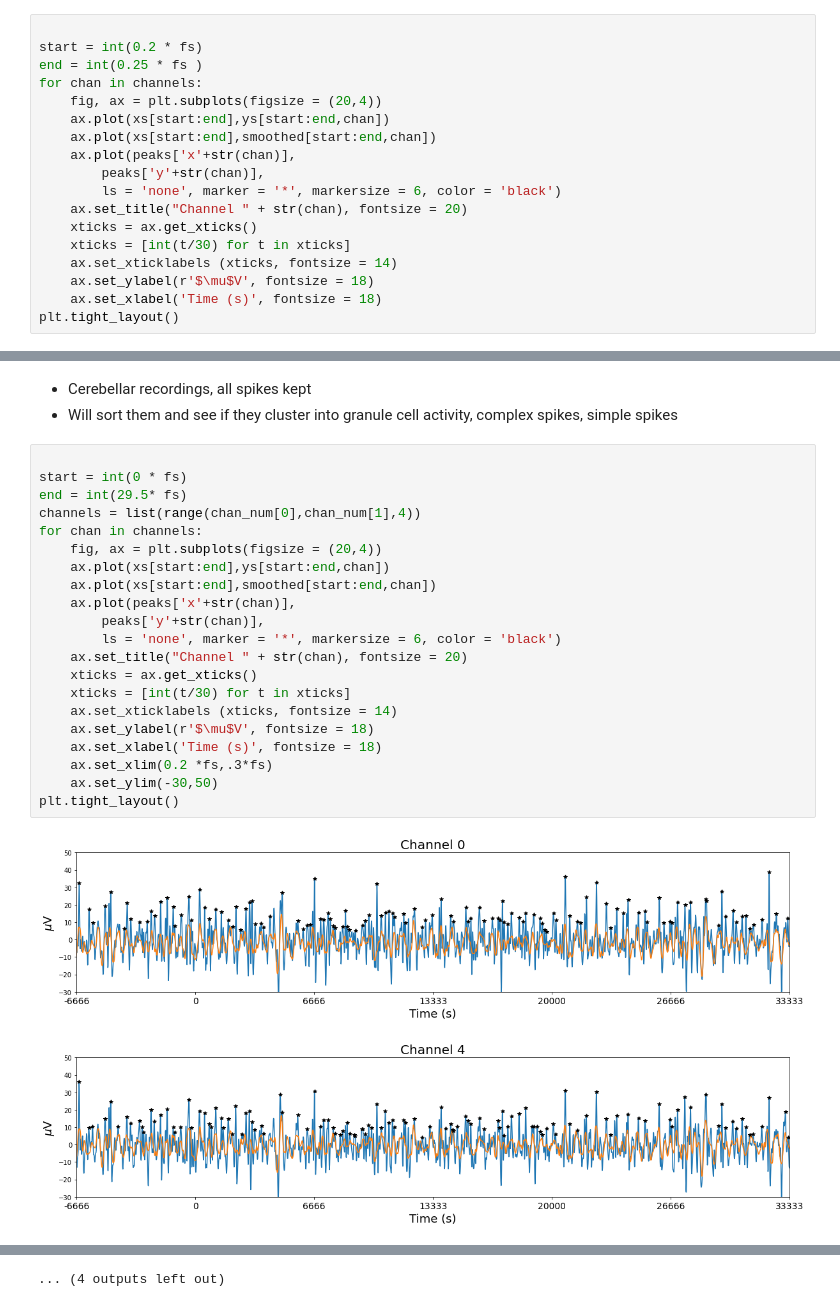
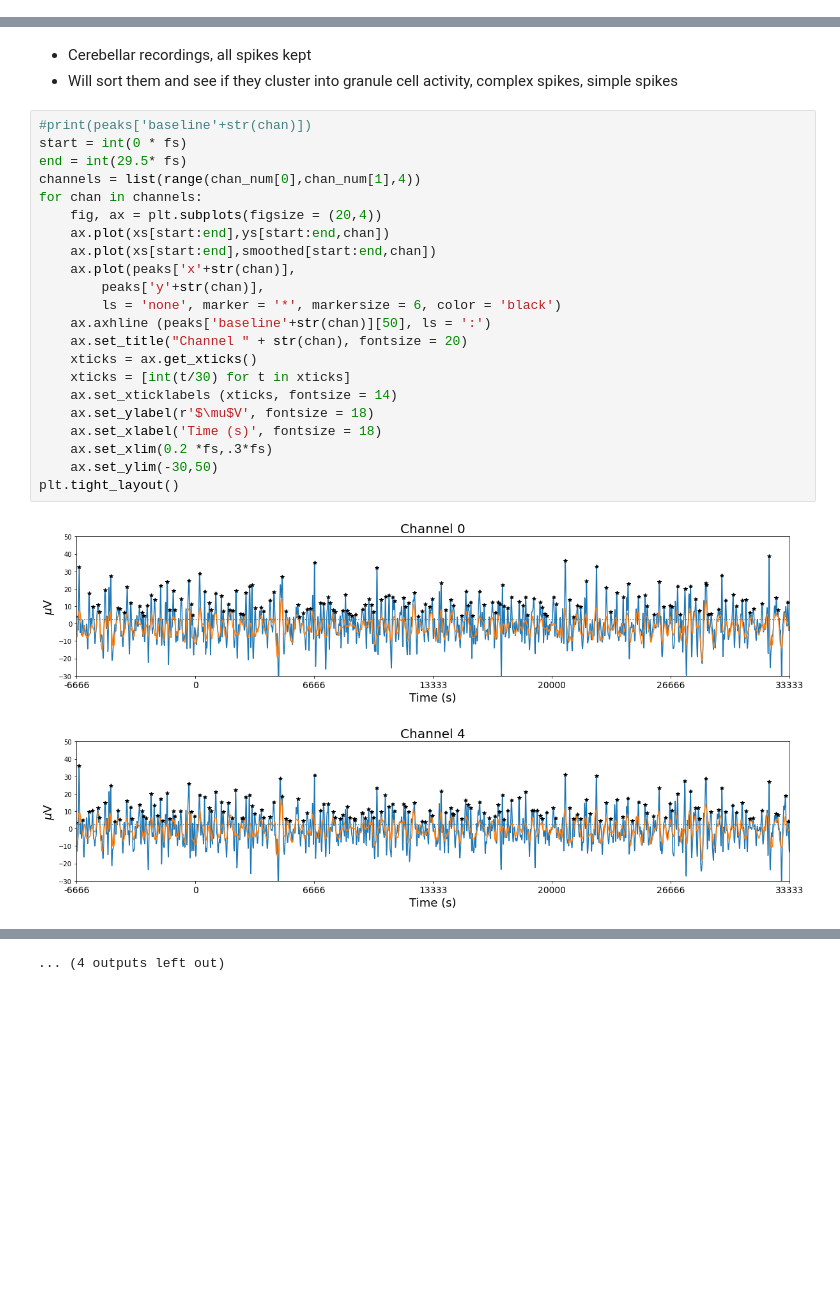
Before and after one commit to haleyspeed/willow, a Jupyter notebook: h5_spikedetector.ipynb, the cells around one changed output, grey strips where cells are left out. Drawn from its saved outputs; the diff is of its cells as text; blank space fills up the shorter version.

```diff
--- a/h5_spikedetector.ipynb
+++ b/h5_spikedetector.ipynb
@@ -252,18 +256,0 @@ peaks, events = event_search (raw = ys, smooth = smoothed, start = start, end =
-# %%
-
-start = int(0.2 * fs)
-end = int(0.25 * fs )
-for chan in channels:
-    fig, ax = plt.subplots(figsize = (20,4))
-    ax.plot(xs[start:end],ys[start:end,chan])
-    ax.plot(xs[start:end],smoothed[start:end,chan])
-    ax.plot(peaks['x'+str(chan)],
-        peaks['y'+str(chan)],
-        ls = 'none', marker = '*', markersize = 6, color = 'black')
-    ax.set_title("Channel " + str(chan), fontsize = 20)
-    xticks = ax.get_xticks()
-    xticks = [int(t/30) for t in xticks]
-    ax.set_xticklabels (xticks, fontsize = 14)
-    ax.set_ylabel(r'$\mu$V', fontsize = 18)
-    ax.set_xlabel('Time (s)', fontsize = 18)
-plt.tight_layout()
@@ -329,26 +258,27 @@ Analyzing channel:  0 4 8 12 16 20 24 28 32 36 40 44 48 52 56 60
 - Cerebellar recordings, all spikes kept
 - Will sort them and see if they cluster into granule cell activity, complex spikes, simple spikes
 # %%
-
+#print(peaks['baseline'+str(chan)])
 start = int(0 * fs)
 end = int(29.5* fs)
 channels = list(range(chan_num[0],chan_num[1],4))
 for chan in channels:
     fig, ax = plt.subplots(figsize = (20,4))
     ax.plot(xs[start:end],ys[start:end,chan])
     ax.plot(xs[start:end],smoothed[start:end,chan])
     ax.plot(peaks['x'+str(chan)],
         peaks['y'+str(chan)],
         ls = 'none', marker = '*', markersize = 6, color = 'black')
+    ax.axhline (peaks['baseline'+str(chan)][50], ls = ':')
     ax.set_title("Channel " + str(chan), fontsize = 20)
     xticks = ax.get_xticks()
     xticks = [int(t/30) for t in xticks]
     ax.set_xticklabels (xticks, fontsize = 14)
     ax.set_ylabel(r'$\mu$V', fontsize = 18)
     ax.set_xlabel('Time (s)', fontsize = 18)
     ax.set_xlim(0.2 *fs,.3*fs)
     ax.set_ylim(-30,50)
 plt.tight_layout()
 # %% [output]
-[figure, old version]
+[figure, new version]
-[figure, old version]
+[figure, new version]
```
Also changed, not shown: parts of 15 cells of this notebook.
